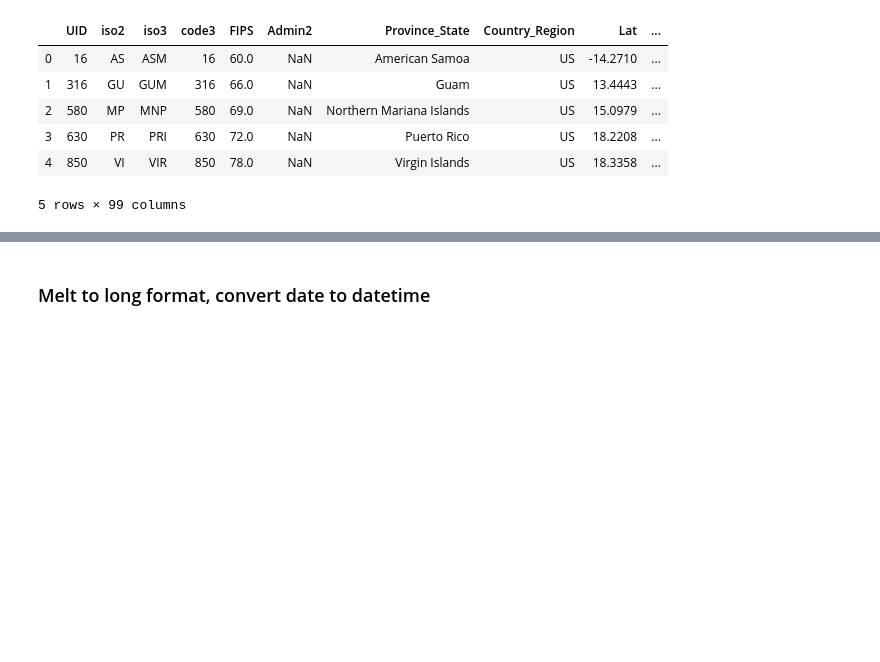
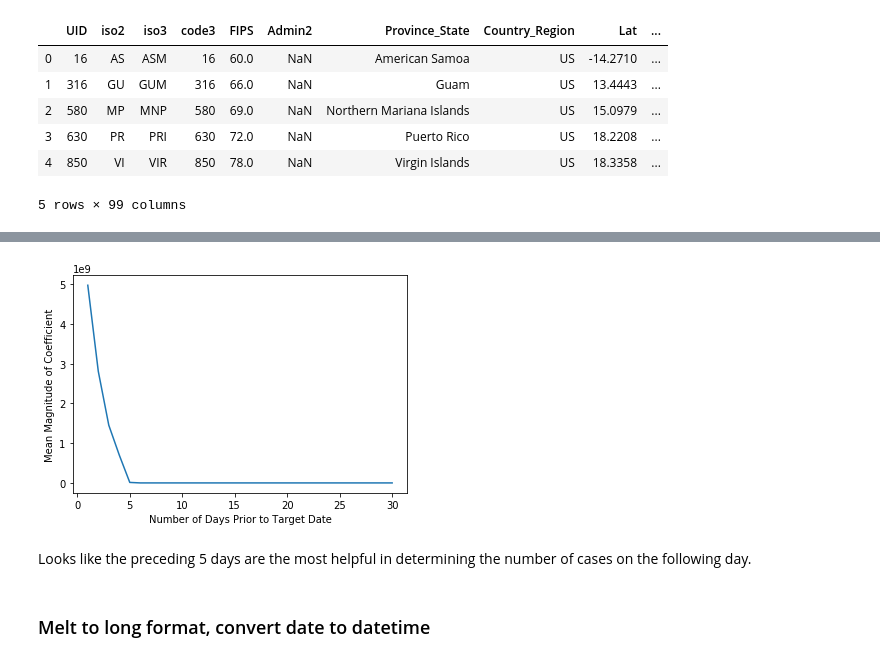
Before and after one commit to kvah/ds100covid19, a Jupyter notebook: pca.ipynb, the cells around one changed output, grey strips where cells are left out. Saved outputs shown, nothing was run; the diff lists cells and outputs as text; code cells hidden in the pictures; blank space fills up the shorter version.

```diff
--- a/pca.ipynb
+++ b/pca.ipynb
@@ -19,3 +81,21 @@ dat.head()
+# %%
+coefs = np.zeros(shape = (nrow, 30))
+
+for i in range(list(dat).index('3/15/20'), list(dat).index('4/8/20')):
+    predict_date = dat.columns[i]
+    model.fit(past_n_days(predict_date, 30, dat), dat[predict_date])
+    coefs[i - list(dat).index('3/15/20')] = abs(model.coef_)
+
+mean_coef_per_day = np.mean(coefs, axis = 0)
+# %%
+plt.plot(np.arange(1, 31), mean_coef_per_day)
+plt.xlabel("Number of Days Prior to Target Date")
+plt.ylabel("Mean Magnitude of Coefficient")
+plt.show()
+# %% [output]
+[figure, added]
+# %% [markdown]
+Looks like the preceding 5 days are the most helpful in determining the number of cases on the following day.
 # %% [markdown]
 ### Melt to long format, convert date to datetime
 # %%
```
Also changed, not shown: parts of 19 cells of this notebook.
